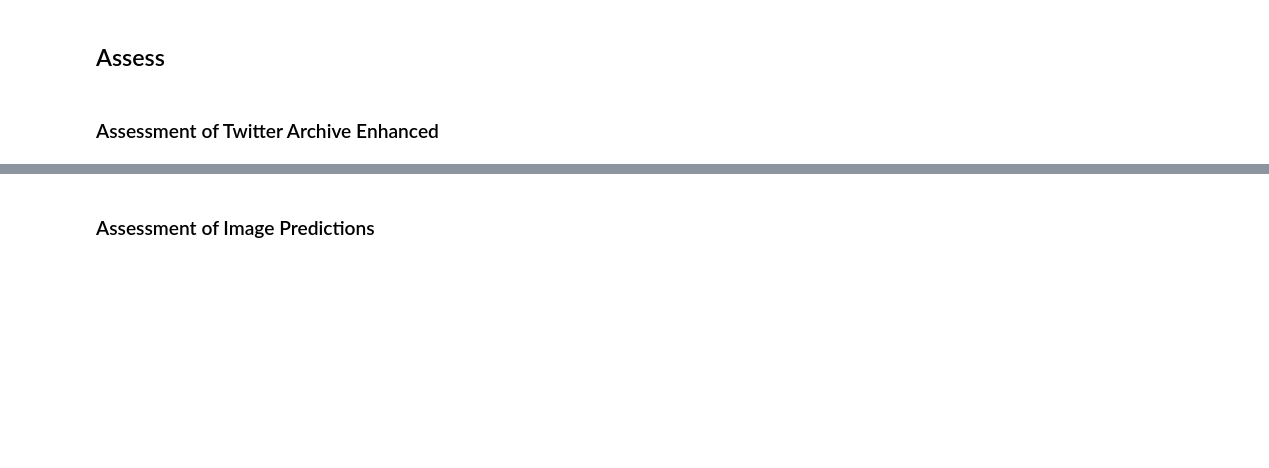
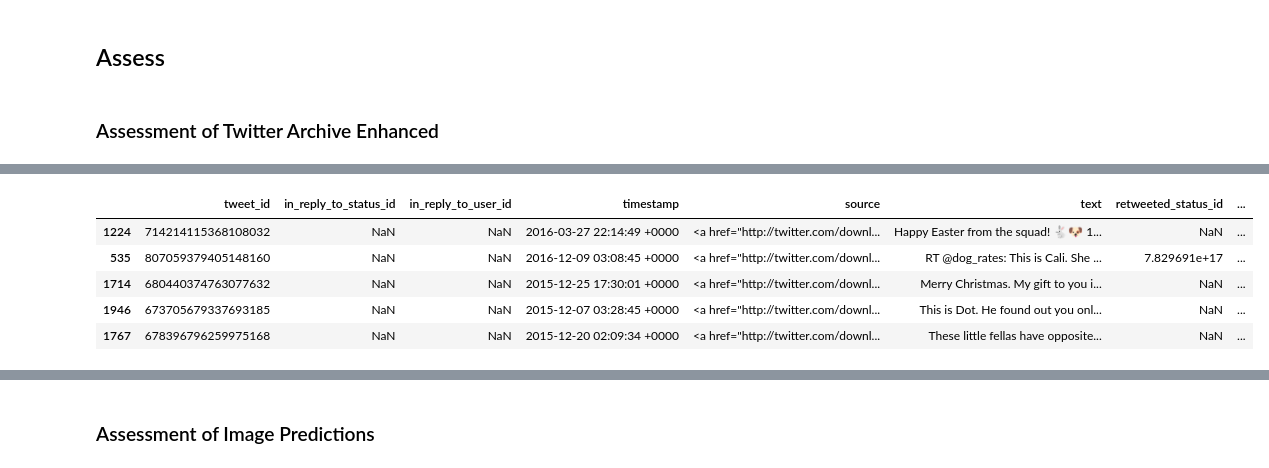
Before and after one commit to anneruhnke/data_wrangling, a Jupyter notebook: wrangle_act.ipynb, the cells around one changed output, grey strips where cells are left out. Saved outputs shown, nothing was run; the diff lists cells and outputs as text; code cells hidden in the pictures; blank space fills up the shorter version.

```diff
--- a/wrangle_act.ipynb
+++ b/wrangle_act.ipynb
@@ -73,0 +65,9 @@ Image Predictions File
+# %%
+tae.sample(5)
+# %% [output]
+|  | tweet_id | in_reply_to_status_id | in_reply_to_user_id | timestamp | source | text | retweeted_status_id | ... |
+| 1224 | 714214115368108032 | NaN | NaN | 2016-03-27 22:14:49 +0000 | <a href="http://twitter.com/downl... | Happy Easter from the squad! 🐇🐶 1... | NaN | ... |
+| 535 | 807059379405148160 | NaN | NaN | 2016-12-09 03:08:45 +0000 | <a href="http://twitter.com/downl... | RT @dog_rates: This is Cali. She ... | 7.829691e+17 | ... |
+| 1714 | 680440374763077632 | NaN | NaN | 2015-12-25 17:30:01 +0000 | <a href="http://twitter.com/downl... | Merry Christmas. My gift to you i... | NaN | ... |
+| 1946 | 673705679337693185 | NaN | NaN | 2015-12-07 03:28:45 +0000 | <a href="http://twitter.com/downl... | This is Dot. He found out you onl... | NaN | ... |
+| 1767 | 678396796259975168 | NaN | NaN | 2015-12-20 02:09:34 +0000 | <a href="http://twitter.com/downl... | These little fellas have opposite... | NaN | ... |
```
Also changed, not shown: parts of 12 cells of this notebook.
